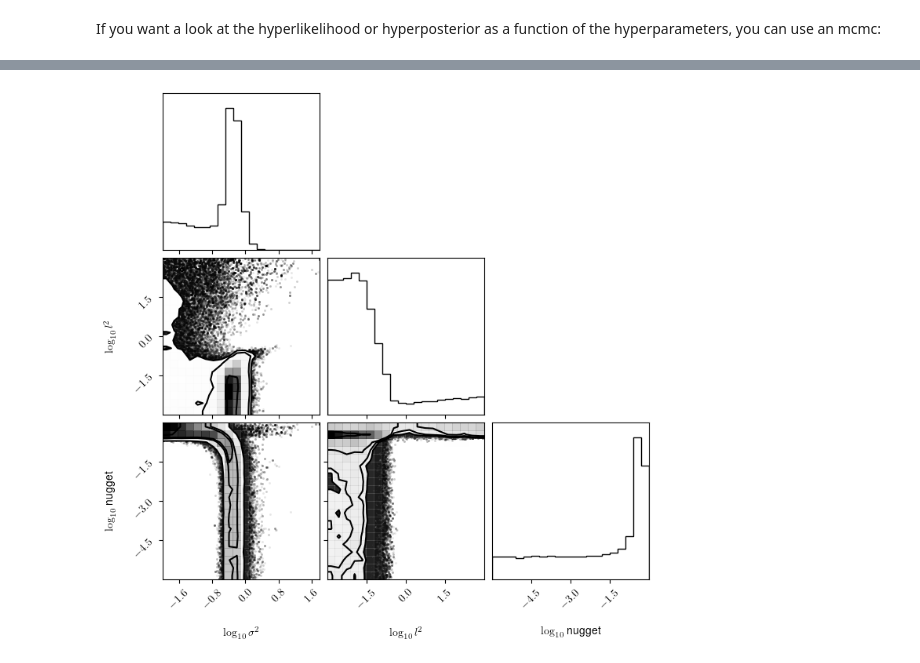
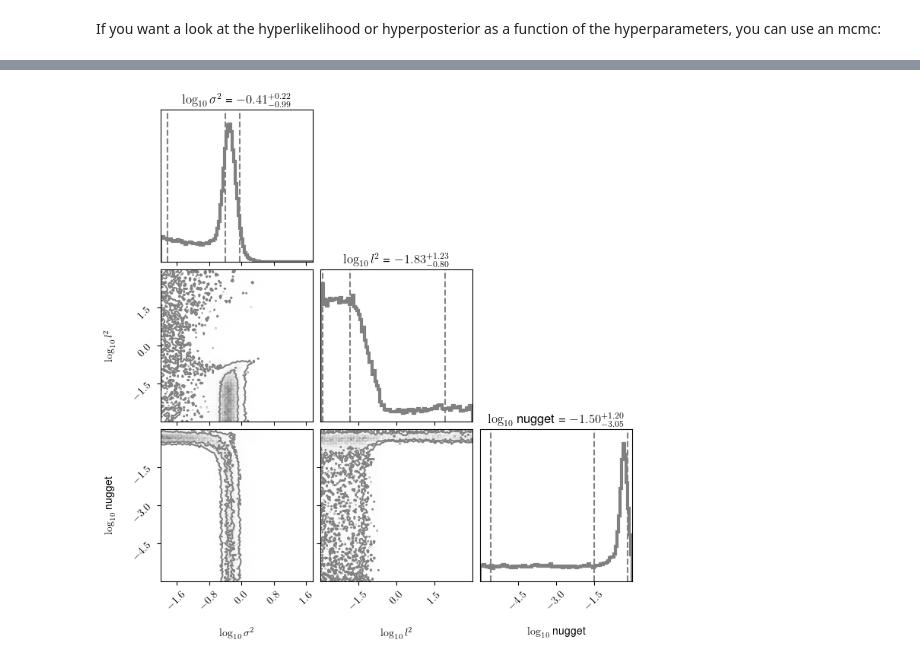
Before and after one commit to stasbabak/GPR_Chris_Zoheyr, a Jupyter notebook: dev/Babak_GPRlecture_LIDA2022.ipynb, the cells around one changed output, grey strips where cells are left out. Cells and saved outputs as stored; diff of their text form; code cells hidden in the pictures.

```diff
--- a/dev/Babak_GPRlecture_LIDA2022.ipynb
+++ b/dev/Babak_GPRlecture_LIDA2022.ipynb
@@ -1422,23 +1277,12 @@ def log_hyperposterior(theta,X,f,
-# %%
-# specify number of dimensions and walkers
-ndim, nwalkers = 3, 50
-
-# specify prior center values and prior widths
-# of each hyperparameter (log sigma ^2, log l, and log nugget)
-theta_means = [0.0,0.0,-3]
-theta_widths = [2.,3.,3.] # order of mag width on covariance and length, 0.1 orders on nugget
-
-# instantiate the sampler using a squared exponential kernel and box prior
-sampler = mc.EnsembleSampler(nwalkers, ndim, log_hyperposterior, args=(X, f,theta_means,theta_widths,1,True,'SE','box'))
-
-# choose initial walker positions
-pos = [[0.,0.,-3.] + 0.5*np.random.randn(ndim) for i in range(nwalkers)]
-
-# run mcmc
-sampler.run_mcmc(pos, 5000);
-
-# plot samples
-samples = sampler.chain[:, 200:, :].reshape((-1, ndim))
-corner.corner(samples, labels=["$\log_{10}\sigma^2$", "$\log_{10} l^2$","$\log_{10}$ nugget"]);
-# %% [output]
-[figure, removed]
+# %%
+# plot samples
+samples = sampler.chain[:, 200:, :].reshape((-1, ndim))
+lbls = ["$\log_{10}\sigma^2$", "$\log_{10} l^2$","$\log_{10}$ nugget"]
+fig = corner.corner(samples,  bins=100, hist_kwargs={'density':True, 'lw':3},
+                    plot_datapoints=False, fill_contours=False, quantiles=[0.05, 0.5, 0.95],
+                    # show_titles=True, color='darkcyan',  use_math_test=True,
+                    show_titles=True, color='grey',  use_math_test=True,
+                    levels=[0.5, 0.9], title_kwargs={"fontsize": 12}, labels=lbls)
+plt.show()
+# %% [output]
+[figure, added]
```
Also changed, not shown: parts of 30 cells of this notebook.
